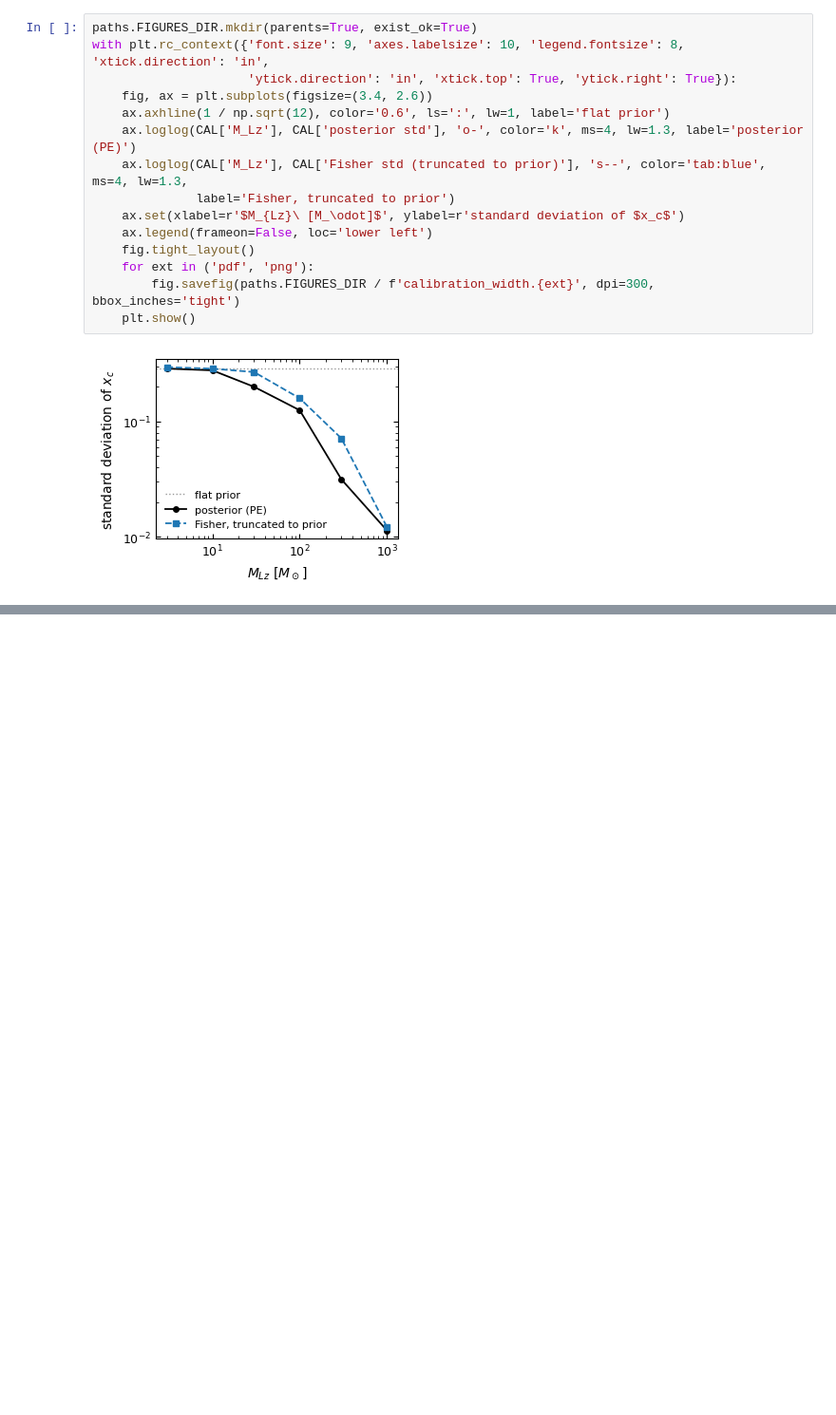
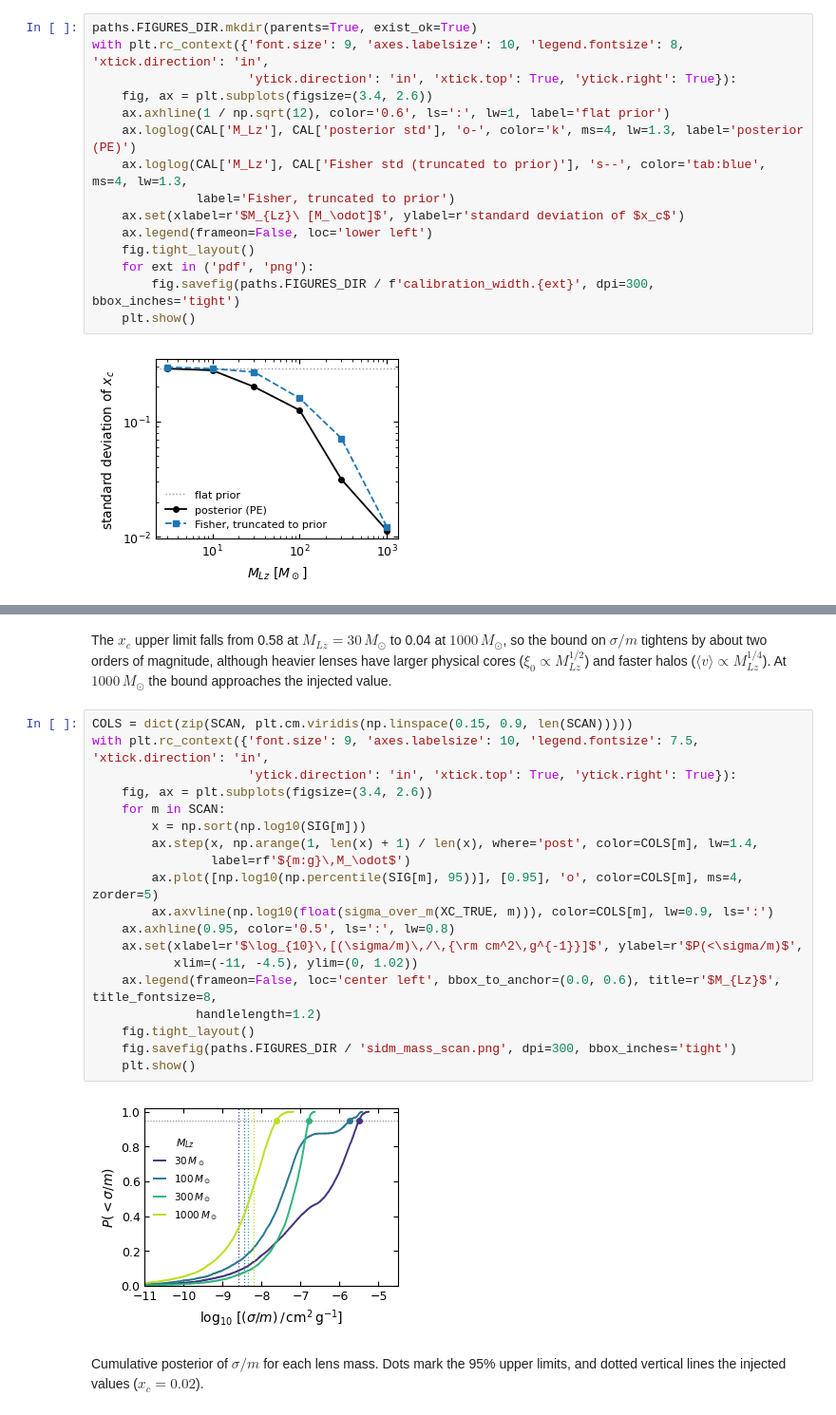
Before and after one commit to ninoephremidze/infer_with_FIONA, a Jupyter notebook: notebooks/04_core_size_calibration.ipynb, the cells around one changed output, grey strips where cells are left out. Shown at 95% size. Drawn from its saved outputs; the diff is of its cells as text; blank space fills up the shorter version.

```diff
--- a/notebooks/04_core_size_calibration.ipynb
+++ b/notebooks/04_core_size_calibration.ipynb
@@ -90,0 +138,25 @@ with plt.rc_context({'font.size': 9, 'axes.labelsize': 10, 'legend.fontsize': 8,
+# %% [markdown]
+The $x_c$ upper limit falls from 0.58 at $M_{Lz} = 30\,M_\odot$ to 0.04 at $1000\,M_\odot$, so the bound on $\sigma/m$ tightens by about two orders of magnitude, although heavier lenses have larger physical cores ($\xi_0 \propto M_{Lz}^{1/2}$) and faster halos ($\langle v\rangle \propto M_{Lz}^{1/4}$). At $1000\,M_\odot$ the bound approaches the injected value.
+# %%
+COLS = dict(zip(SCAN, plt.cm.viridis(np.linspace(0.15, 0.9, len(SCAN)))))
+with plt.rc_context({'font.size': 9, 'axes.labelsize': 10, 'legend.fontsize': 7.5, 'xtick.direction': 'in',
+                     'ytick.direction': 'in', 'xtick.top': True, 'ytick.right': True}):
+    fig, ax = plt.subplots(figsize=(3.4, 2.6))
+    for m in SCAN:
+        x = np.sort(np.log10(SIG[m]))
+        ax.step(x, np.arange(1, len(x) + 1) / len(x), where='post', color=COLS[m], lw=1.4,
+                label=rf'${m:g}\,M_\odot$')
+        ax.plot([np.log10(np.percentile(SIG[m], 95))], [0.95], 'o', color=COLS[m], ms=4, zorder=5)
+        ax.axvline(np.log10(float(sigma_over_m(XC_TRUE, m))), color=COLS[m], lw=0.9, ls=':')
+    ax.axhline(0.95, color='0.5', ls=':', lw=0.8)
+    ax.set(xlabel=r'$\log_{10}\,[(\sigma/m)\,/\,{\rm cm^2\,g^{-1}}]$', ylabel=r'$P(<\sigma/m)$',
+           xlim=(-11, -4.5), ylim=(0, 1.02))
+    ax.legend(frameon=False, loc='center left', bbox_to_anchor=(0.0, 0.6), title=r'$M_{Lz}$', title_fontsize=8,
+              handlelength=1.2)
+    fig.tight_layout()
+    fig.savefig(paths.FIGURES_DIR / 'sidm_mass_scan.png', dpi=300, bbox_inches='tight')
+    plt.show()
+# %% [output]
+[figure, added]
+# %% [markdown]
+Cumulative posterior of $\sigma/m$ for each lens mass. Dots mark the 95% upper limits, and dotted vertical lines the injected values ($x_c = 0.02$).
```
Also changed, not shown: parts of 3 cells of this notebook, 1 other file.
